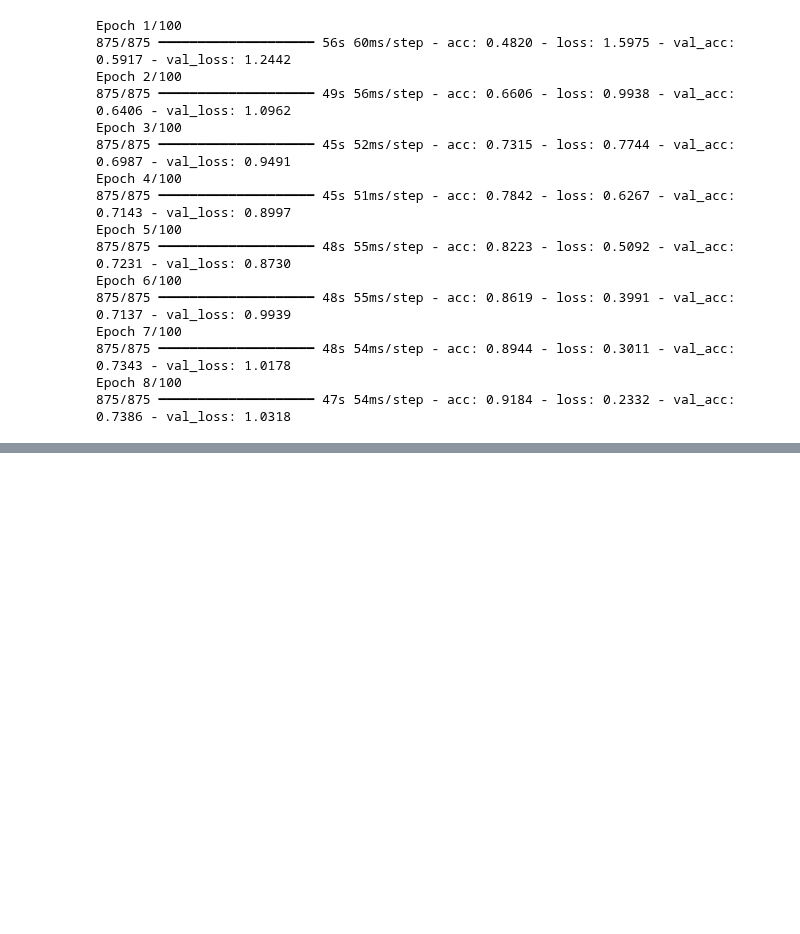
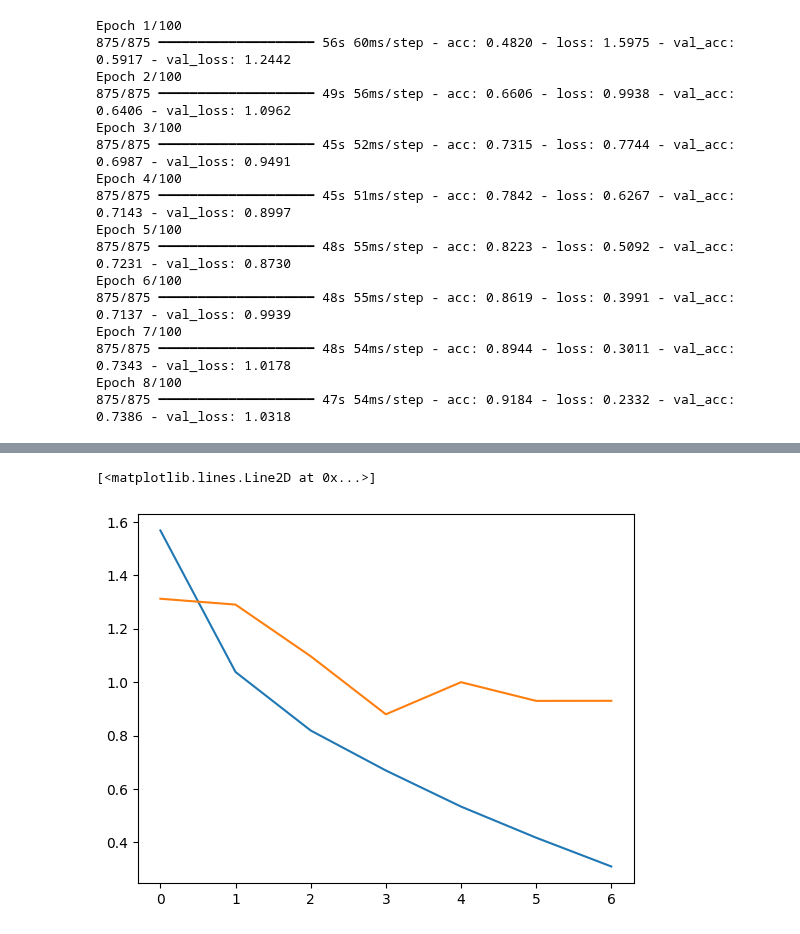
Before and after one commit to cleamm/TIL, a Jupyter notebook: 2025/Python/20250819.ipynb, the cells around one changed output, grey strips where cells are left out. Drawn from its saved outputs; the diff is of its cells as text; code cells hidden in the pictures; blank space fills up the shorter version.

Commit message:
keras CNN update

```diff
--- a/2025/Python/20250819.ipynb
+++ b/2025/Python/20250819.ipynb
@@ -670,0 +707,26 @@ Epoch 8/100
+# %%
+cp = ModelCheckpoint('20250819_1.keras', save_best_only=True)
+es = EarlyStopping(patience=3, restore_best_weights=True)
+
+m = Sequential()
+m.add(Input(shape=(32,32,3)))
+m.add(Conv2D(32, 3, 1, padding='same', activation='relu'))
+m.add(Conv2D(32, 3, 1, padding='same', activation='relu'))
+m.add(BatchNormalization())
+m.add(MaxPooling2D(2))
+m.add(Conv2D(64, 3, 1, padding='same', activation='relu'))
+m.add(Conv2D(64, 3, 1, padding='same', activation='relu'))
+m.add(BatchNormalization())
+m.add(MaxPooling2D(2))
+m.add(Conv2D(128, 3, 1, padding='same', activation='relu'))
+m.add(Conv2D(128, 3, 1, padding='same', activation='relu'))
+m.add(BatchNormalization())
+m.add(MaxPooling2D(2))
+m.add(Conv2D(256, 3, 1, padding='same', activation='relu'))
+m.add(Conv2D(256, 3, 1, padding='same', activation='relu'))
+m.add(BatchNormalization())
+m.add(MaxPooling2D(2))
+m.add(Flatten())
+m.add(Dense(10, activation='softmax'))
+m.compile(optimizer='adam', loss='sparse_categorical_crossentropy', metrics=['acc'])
+m.summary()
@@ -670,0 +755,2 @@ Epoch 8/100
+# %%
+hy = m.fit(X_train, y_train, epochs=100, validation_split=0.2, callbacks=[cp, es])
@@ -670,0 +772,7 @@ Epoch 8/100
+# %%
+import matplotlib.pyplot as plt
+plt.plot(hy.history['loss'])
+plt.plot(hy.history['val_loss'])
+# %% [output]
+[<matplotlib.lines.Line2D at 0x...>]
+[figure, added]
```
Also changed, not shown: parts of 24 cells of this notebook.
